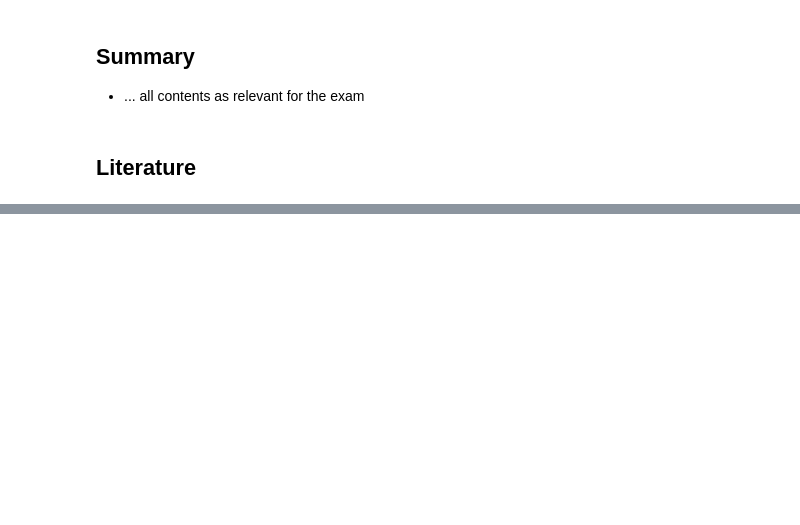
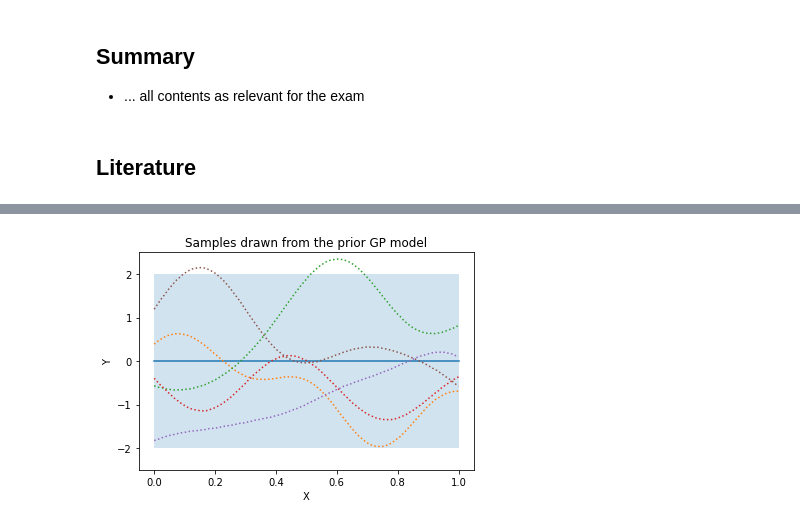
Before and after one commit to aoeftiger/TUDa-NMAP-14, a Jupyter notebook: lecture.ipynb, the cells around one changed output, grey strips where cells are left out. Drawn from its saved outputs; the diff is of its cells as text; code cells hidden in the pictures; blank space fills up the shorter version.

```diff
--- a/lecture.ipynb
+++ b/lecture.ipynb
@@ -79,0 +118,23 @@ from scipy.constants import m_p, e, c
+# %%
+def sample_gp_prior_plot(model: Union[ExactGP,SingleTaskGP], n_samples: int=5, ax=None, y_lim: Optional[tuple]=None):
+    with gpytorch.settings.prior_mode(True):
+        model.eval()
+        preds = model(test_X)
+
+    # Plotting
+    if ax is None:
+        fig = plt.figure()
+        ax = fig.add_subplot()
+    prior_mean = preds.mean.detach().numpy()
+    prior_std = preds.stddev.detach().numpy()
+    ax.plot(test_X, prior_mean)
+    ax.fill_between(test_X, prior_mean-2*prior_std, prior_mean+2*prior_std, alpha=0.2)
+    for i in range(n_samples):
+        y_sample = preds.sample();
+        ax.plot(test_X, y_sample,ls=":")
+    ax.set_xlabel("X")
+    ax.set_ylabel("Y")
+    ax.set_title("Samples drawn from the prior GP model")
+    if y_lim is not None:
+        ax.set_ylim(y_lim)
+    return ax
@@ -79,0 +167,11 @@ from scipy.constants import m_p, e, c
+# %%
+kernel = ScaleKernel(RBFKernel())
+model = SingleTaskGP(train_X=train_x, train_Y=train_y, covar_module=kernel)
+model.covar_module.base_kernel.lengthscale = 0.2
+model.covar_module.outputscale = 1
+model.likelihood.noise_covar.noise = 0.1
+# %%
+ax = sample_gp_prior_plot(model)
+ax.set_ylim(-2.5,2.5);
+# %% [output]
+[figure, added]
```
Also changed, not shown: parts of 12 cells of this notebook, 1 other file.
